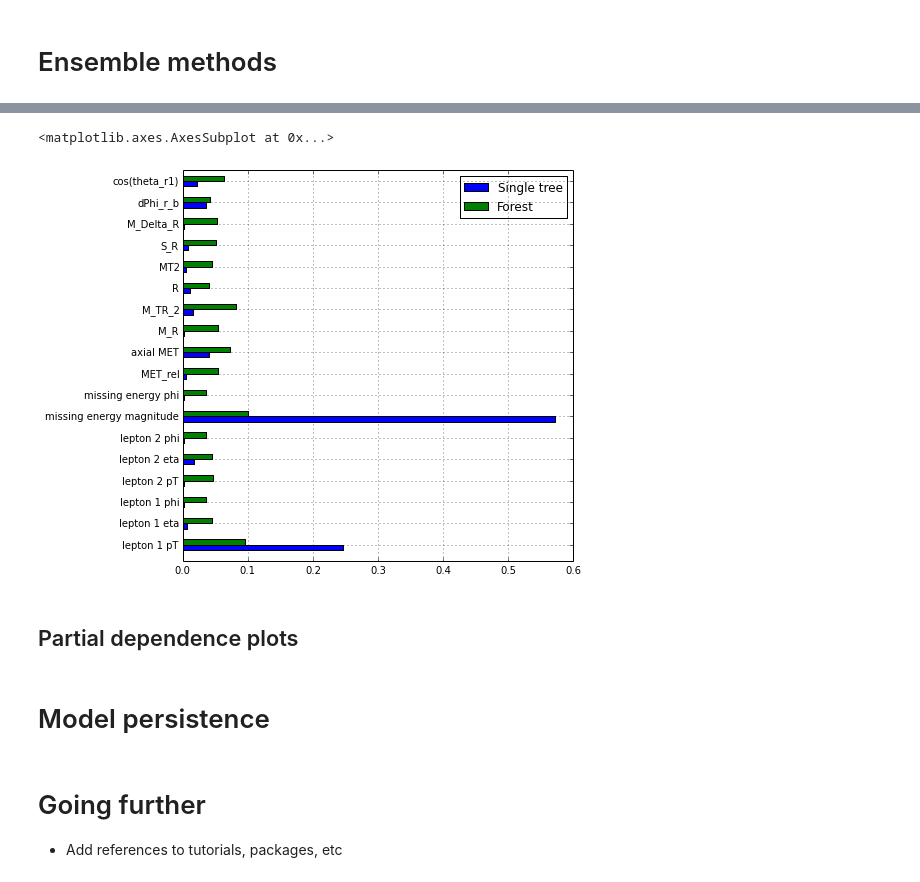
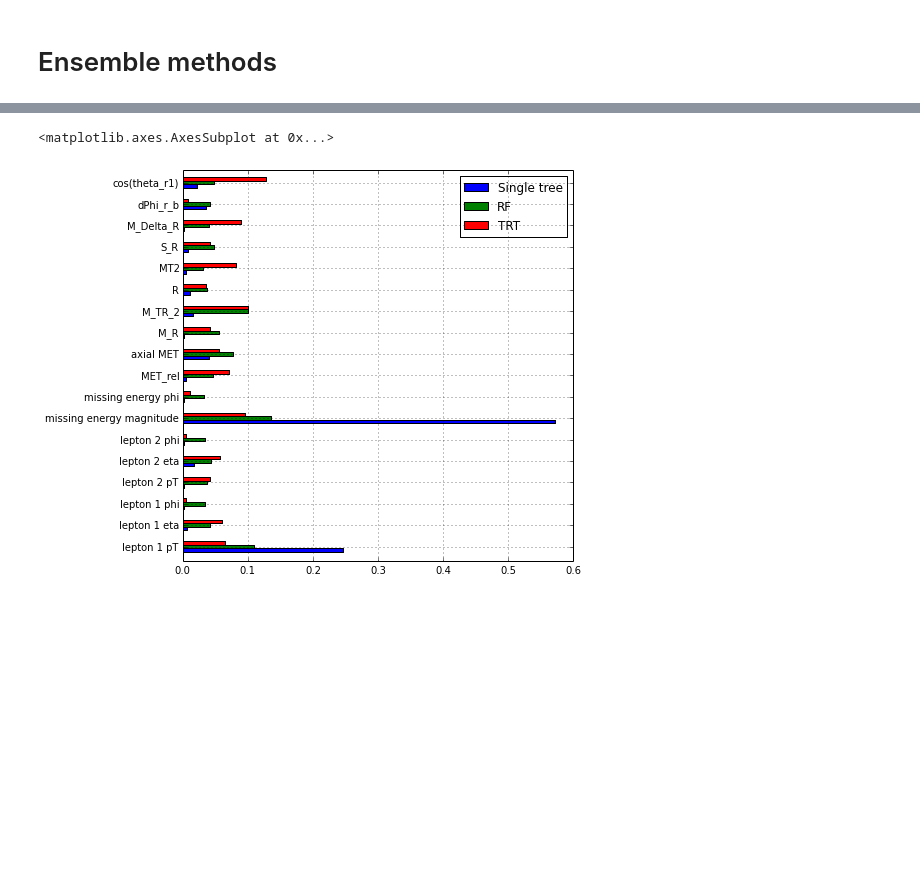
Before and after one commit to glouppe/tutorial-sklearn-lhcb, a Jupyter notebook: An introduction to Machine Learning with Scikit-Learn.ipynb, the cells around one changed output, grey strips where cells are left out. Saved outputs shown, nothing was run; the diff lists cells and outputs as text; code cells hidden in the pictures; blank space fills up the shorter version.

```diff
--- a/An introduction to Machine Learning with Scikit-Learn.ipynb
+++ b/An introduction to Machine Learning with Scikit-Learn.ipynb
@@ -416,10 +422,9 @@ Note: 1+2 = `RandomForestClassifier` ; 2+3 = `ExtraTreesClassifier`
 from sklearn.cross_validation import train_test_split
 X_train, X_test, y_train, y_test = train_test_split(X, y, random_state=1)
 
-from sklearn.ensemble import ExtraTreesClassifier
-forest = ExtraTreesClassifier(n_estimators=500).fit(X_train, y_train)
-
-print("Training accuracy =", forest.score(X_train, y_train))
-print("Test accuracy =", forest.score(X_test, y_test))
+from sklearn.ensemble import RandomForestClassifier
+rf = RandomForestClassifier(n_estimators=1000).fit(X_train, y_train)
+print("Training accuracy =", rf.score(X_train, y_train))
+print("Test accuracy =", rf.score(X_test, y_test))
 # %% [output]
 Training accuracy = 1.0
@@ -429,14 +437,17 @@ Test accuracy = 0.8052
 # %%
+# Feature importances from totally randomized trees (TRT)
+from sklearn.ensemble import ExtraTreesClassifier
+trt = ExtraTreesClassifier(n_estimators=1000, max_features=1, max_depth=3).fit(X_train, y_train)
+
+# Plot importances
 feature_names = df.columns[1:]
 
 importances = pd.DataFrame()
 importances["Single tree"] = pd.Series(grid.best_estimator_.feature_importances_,
-                                index=feature_names)
-importances["Forest"] = pd.Series(forest.feature_importances_,
-                              index=feature_names)
+                                       index=feature_names)
+importances["RF"] = pd.Series(rf.feature_importances_, index=feature_names)
+importances["TRT"] = pd.Series(trt.feature_importances_, index=feature_names)
 importances.plot(kind="barh")
 # %% [output]
 <matplotlib.axes.AxesSubplot at 0x...>
-[figure, old version]
+[figure, new version]
-# %% [markdown]
-## Partial dependence plots
@@ -445,6 +453,0 @@ from sklearn.ensemble import GradientBoostingClassifier
-# %% [markdown]
-# Model persistence
-# %% [markdown]
-# Going further
-
-- Add references to tutorials, packages, etc
```
Also changed, not shown: parts of 15 cells of this notebook.
